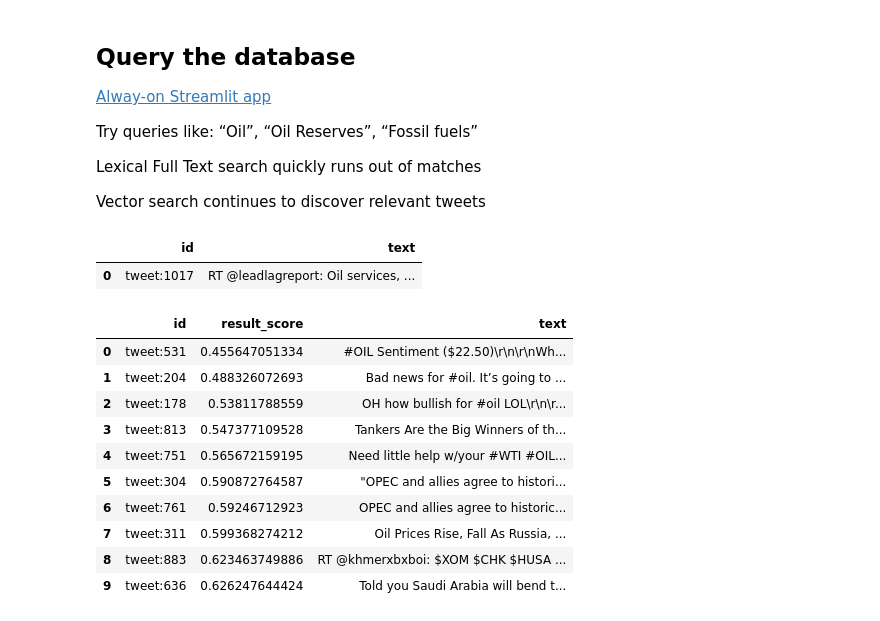
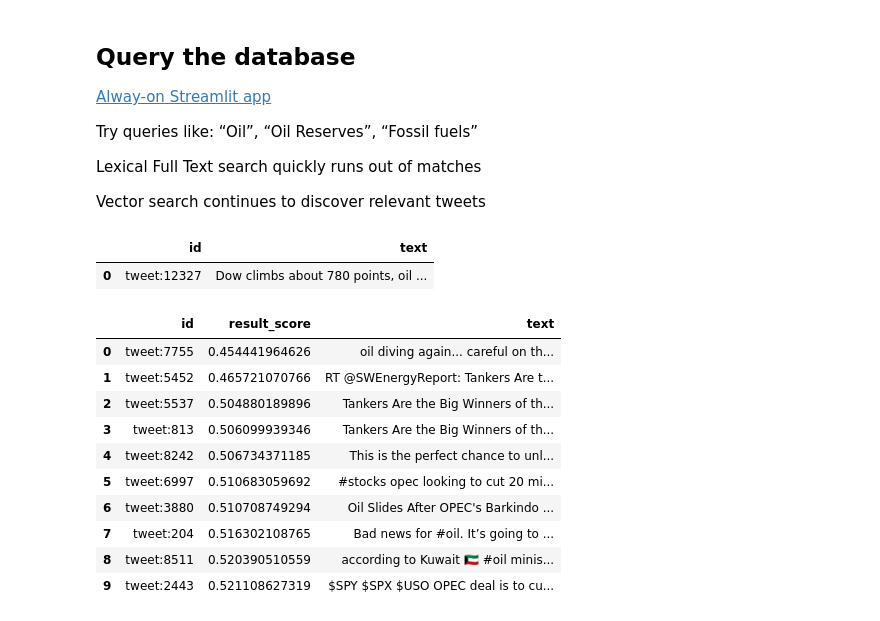
Before and after one commit to antonum/Redis-VSS-Streamlit, a Jupyter notebook: vector_embeddings_redis.ipynb, the cells around one changed output. Cells and saved outputs as stored; diff of their text form; code cells hidden in the pictures.

```diff
--- a/vector_embeddings_redis.ipynb
+++ b/vector_embeddings_redis.ipynb
@@ -144,8 +192,13 @@ Capture:
 # %%
 # make sure to enter your values here!!!
-host = "redis-18900.c73.us-east-1-2.ec2.cloud.redislabs.com"
-port = 18900
-pwd="sDv0puwA3oMXNBe3e8gdcBQtYXXXXX"
+#host = "redis-18900.c73.us-east-1-2.ec2.cloud.redislabs.com"
+#port = 18900
+#pwd="sDv0puwA3oMXNBe3e8gdcBQtYXXXXX"
+
+host = "localhost"
+port = 6379
+pwd=""
+
 
 # connect to Redis
 redis = Redis(host=host, port=port, password=pwd)
@@ -172,18 +225,19 @@ Try queries like:
 Lexical Full Text search quickly runs out of matches
 
 Vector search continues to discover relevant tweets
+# %%
+user_query="oil reserve"
+# queries to try "oil reserve", "fossil fuels"
 # %%
-user_query="oil down"
-
 #using Full Text Index
 q = Query(user_query)\
   .return_fields("text")
 res = redis.ft("tweet:idx").search(q)
 res_df = pd.DataFrame([t.__dict__ for t in res.docs ]).drop(columns=["payload"])
 res_df
 # %% [output]
 |  | id | text |
-| 0 | tweet:1017 | RT @leadlagreport: Oil services, ... |
+| 0 | tweet:12327 | Dow climbs about 780 points, oil ... |
 # %%
 #using Vector Similarity Index
 query_vector=model.encode(user_query).astype(np.float32).tobytes()
@@ -196,13 +250,13 @@ res_df = pd.DataFrame([t.__dict__ for t in res.docs ]).drop(columns=["payload"])
 res_df
 # %% [output]
 |  | id | result_score | text |
-| 0 | tweet:531 | 0.455647051334 | #OIL Sentiment ($22.50)\r\n\r\nWh... |
-| 1 | tweet:204 | 0.488326072693 | Bad news for #oil. It’s going to ... |
-| 2 | tweet:178 | 0.53811788559 | OH how bullish for #oil LOL\r\n\r... |
-| 3 | tweet:813 | 0.547377109528 | Tankers Are the Big Winners of th... |
-| 4 | tweet:751 | 0.565672159195 | Need little help w/your #WTI #OIL... |
-| 5 | tweet:304 | 0.590872764587 | "OPEC and allies agree to histori... |
-| 6 | tweet:761 | 0.59246712923 | OPEC and allies agree to historic... |
-| 7 | tweet:311 | 0.599368274212 | Oil Prices Rise, Fall As Russia, ... |
-| 8 | tweet:883 | 0.623463749886 | RT @khmerxbxboi: $XOM $CHK $HUSA ... |
-| 9 | tweet:636 | 0.626247644424 | Told you Saudi Arabia will bend t... |
+| 0 | tweet:7755 | 0.454441964626 | oil diving again... careful on th... |
+| 1 | tweet:5452 | 0.465721070766 | RT @SWEnergyReport: Tankers Are t... |
+| 2 | tweet:5537 | 0.504880189896 | Tankers Are the Big Winners of th... |
+| 3 | tweet:813 | 0.506099939346 | Tankers Are the Big Winners of th... |
+| 4 | tweet:8242 | 0.506734371185 | This is the perfect chance to unl... |
+| 5 | tweet:6997 | 0.510683059692 | #stocks opec looking to cut 20 mi... |
+| 6 | tweet:3880 | 0.510708749294 | Oil Slides After OPEC's Barkindo ... |
+| 7 | tweet:204 | 0.516302108765 | Bad news for #oil. It’s going to ... |
+| 8 | tweet:8511 | 0.520390510559 | according to Kuwait 🇰🇼 #oil minis... |
+| 9 | tweet:2443 | 0.521108627319 | $SPY $SPX $USO OPEC deal is to cu... |
```
Also changed, not shown: parts of 10 cells of this notebook.
